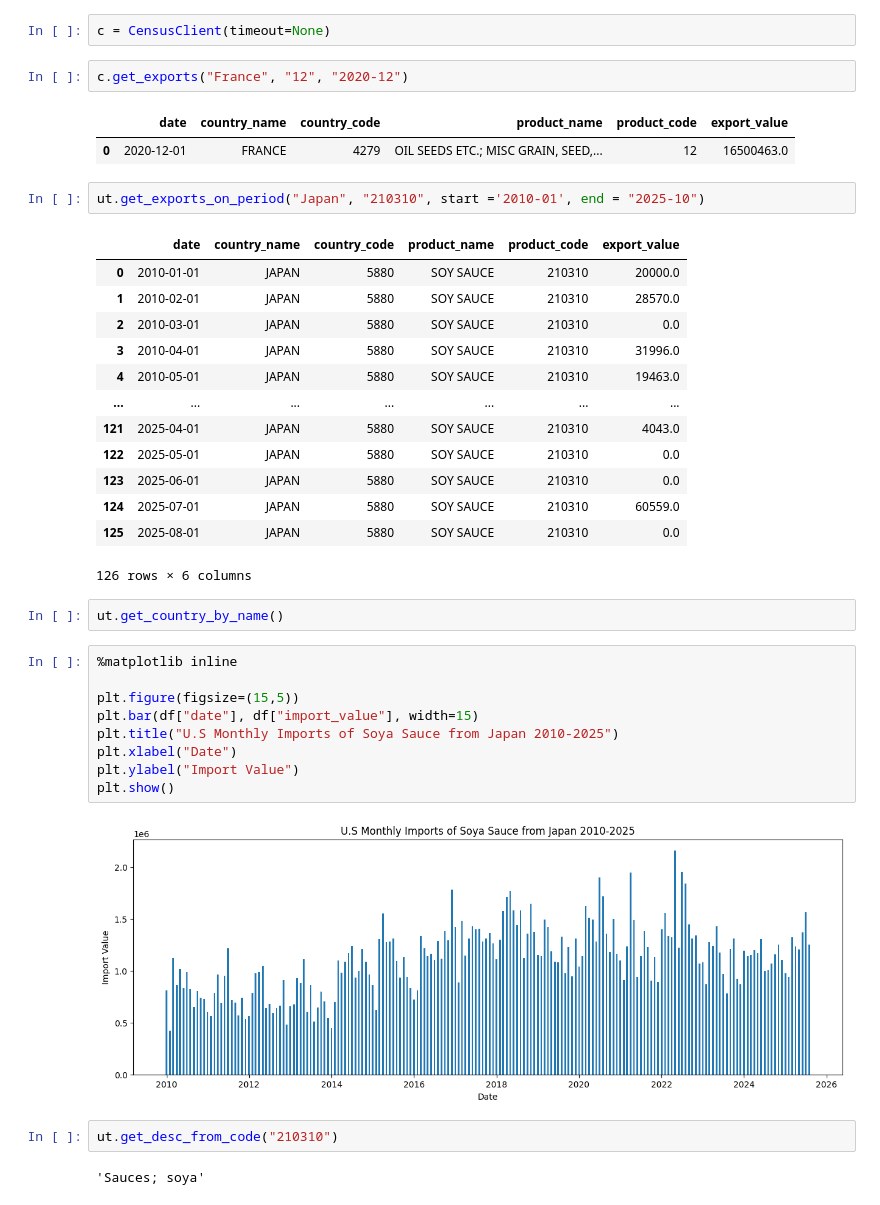
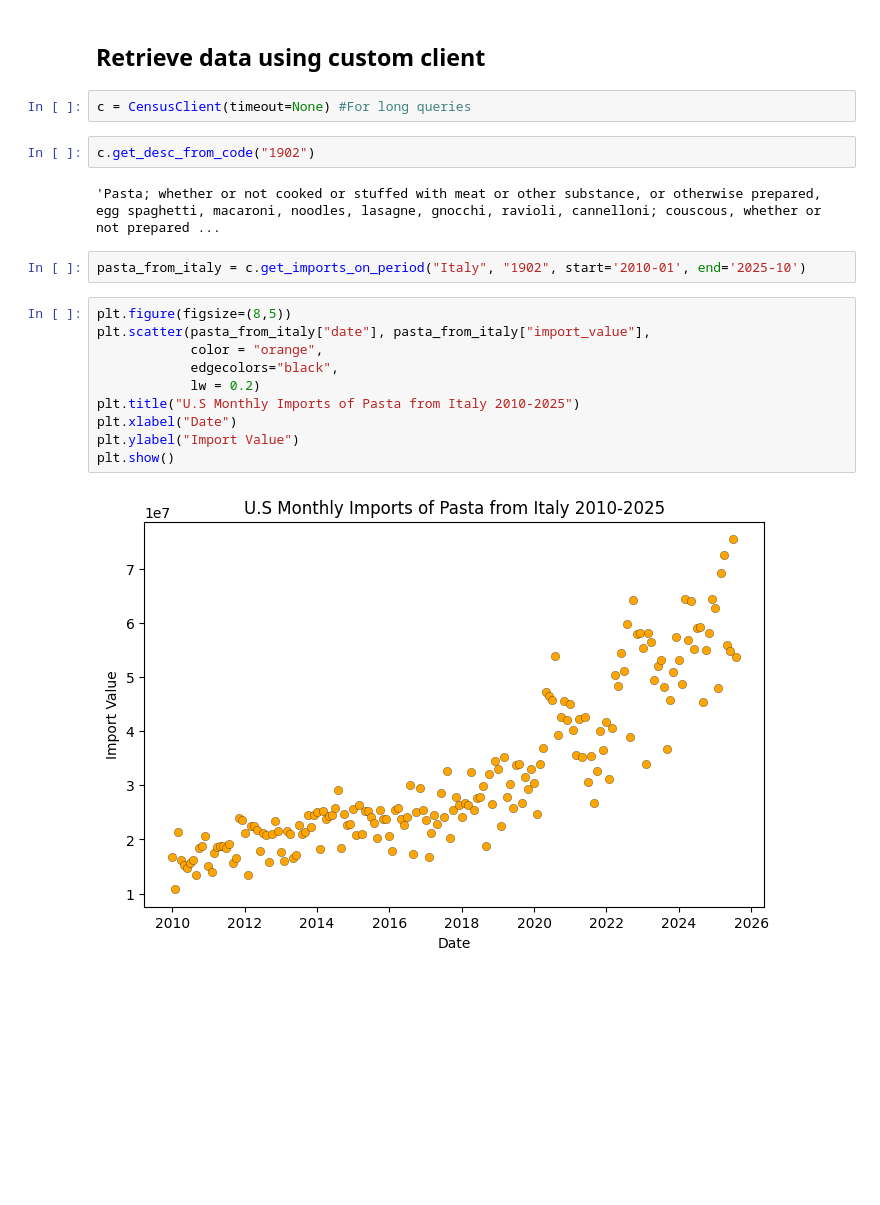
Before and after one commit to fantinsib/ustrade, a Jupyter notebook: demo_ustrade.ipynb, the cells around one changed output. Drawn from its saved outputs; the diff is of its cells as text; blank space fills up the shorter version.

```diff
--- a/demo_ustrade.ipynb
+++ b/demo_ustrade.ipynb
@@ -13,40 +44,22 @@ from ustrade import CensusClient
+# %% [markdown]
+## Retrieve data using custom client
 # %%
-c = CensusClient(timeout=None)
+c = CensusClient(timeout=None) #For long queries
-# %%
-c.get_exports("France", "12", "2020-12")
-# %% [output]
-|  | date | country_name | country_code | product_name | product_code | export_value |
-| 0 | 2020-12-01 | FRANCE | 4279 | OIL SEEDS ETC.; MISC GRAIN, SEED,... | 12 | 16500463.0 |
+# %%
+c.get_desc_from_code("1902")
+# %% [output]
+'Pasta; whether or not cooked or stuffed with meat or other substance, or otherwise prepared, egg spaghetti, macaroni, noodles, lasagne, gnocchi, ravioli, cannelloni; couscous, whether or not prepared ...
 # %%
-ut.get_exports_on_period("Japan", "210310", start ='2010-01', end = "2025-10")
+pasta_from_italy = c.get_imports_on_period("Italy", "1902", start='2010-01', end='2025-10')
-# %% [output]
-|  | date | country_name | country_code | product_name | product_code | export_value |
-| 0 | 2010-01-01 | JAPAN | 5880 | SOY SAUCE | 210310 | 20000.0 |
-| 1 | 2010-02-01 | JAPAN | 5880 | SOY SAUCE | 210310 | 28570.0 |
-| 2 | 2010-03-01 | JAPAN | 5880 | SOY SAUCE | 210310 | 0.0 |
-| 3 | 2010-04-01 | JAPAN | 5880 | SOY SAUCE | 210310 | 31996.0 |
-| 4 | 2010-05-01 | JAPAN | 5880 | SOY SAUCE | 210310 | 19463.0 |
-| ... | ... | ... | ... | ... | ... | ... |
-| 121 | 2025-04-01 | JAPAN | 5880 | SOY SAUCE | 210310 | 4043.0 |
-| 122 | 2025-05-01 | JAPAN | 5880 | SOY SAUCE | 210310 | 0.0 |
-| 123 | 2025-06-01 | JAPAN | 5880 | SOY SAUCE | 210310 | 0.0 |
-| 124 | 2025-07-01 | JAPAN | 5880 | SOY SAUCE | 210310 | 60559.0 |
-| 125 | 2025-08-01 | JAPAN | 5880 | SOY SAUCE | 210310 | 0.0 |
-126 rows × 6 columns
-# %%
-ut.get_country_by_name()
 # %%
-%matplotlib inline
-
-plt.figure(figsize=(15,5))
-plt.bar(df["date"], df["import_value"], width=15)
-plt.title("U.S Monthly Imports of Soya Sauce from Japan 2010-2025")
+plt.figure(figsize=(8,5))
+plt.scatter(pasta_from_italy["date"], pasta_from_italy["import_value"],
+            color = "orange",
+            edgecolors="black",
+            lw = 0.2)
+plt.title("U.S Monthly Imports of Pasta from Italy 2010-2025")
 plt.xlabel("Date")
 plt.ylabel("Import Value")
 plt.show()
 # %% [output]
-[figure, old version]
+[figure, new version]
-# %%
-ut.get_desc_from_code("210310")
-# %% [output]
-'Sauces; soya'
```
Also changed, not shown: parts of 14 cells of this notebook, 1 other file.
